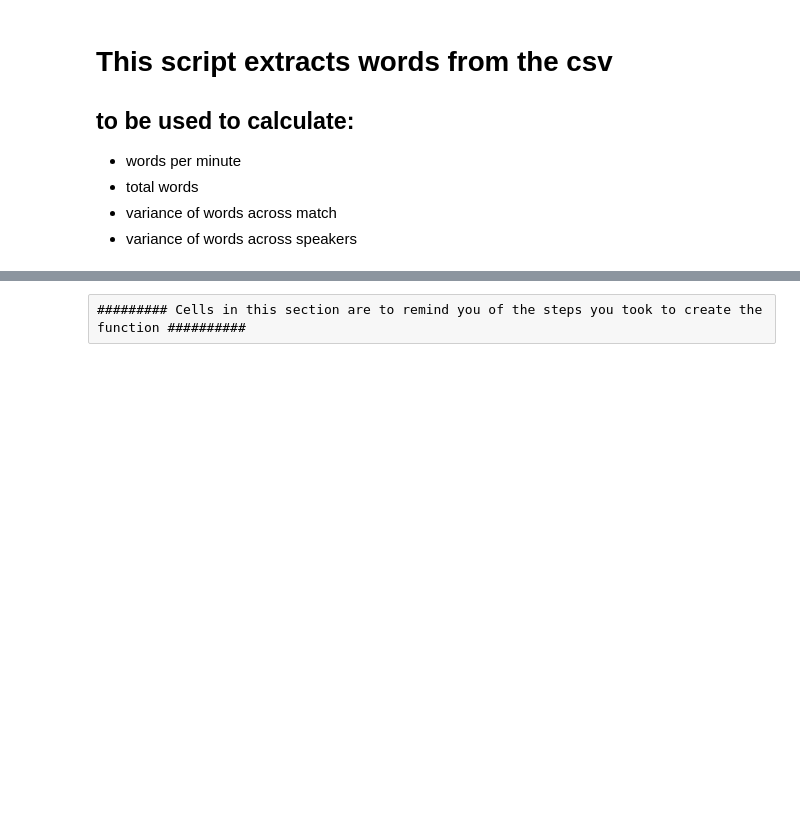
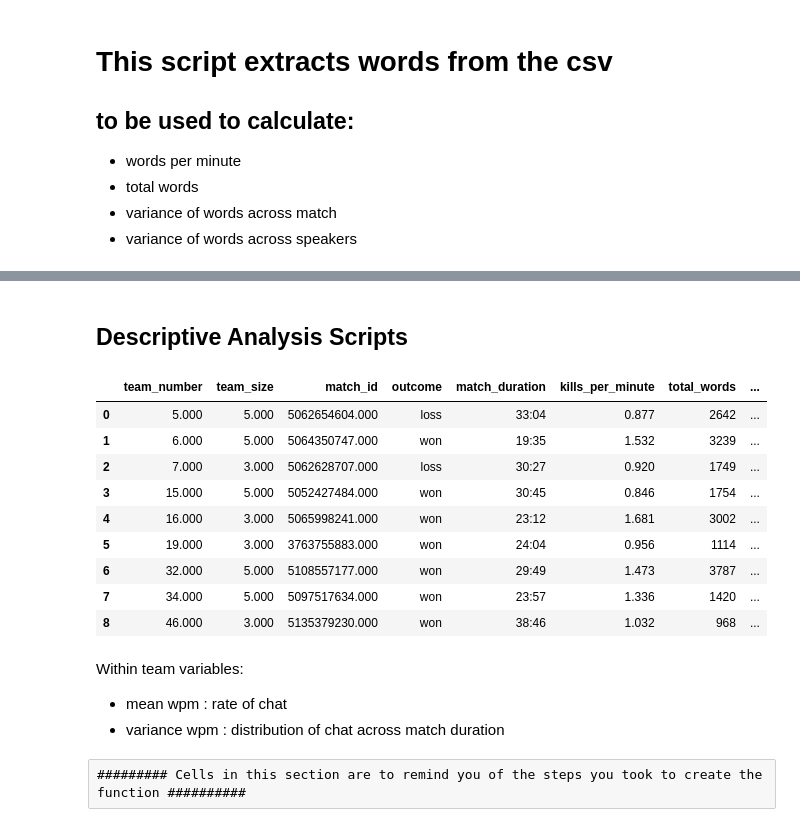
Before and after one commit to evelyntan/scripts, a Jupyter notebook: extract-words-from-transcript.ipynb, the cells around one changed output, grey strips where cells are left out. Saved outputs shown, nothing was run; the diff lists cells and outputs as text; code cells hidden in the pictures; blank space fills up the shorter version.

```diff
--- a/extract-words-from-transcript.ipynb
+++ b/extract-words-from-transcript.ipynb
@@ -94,0 +143,5 @@ team_num_and_total_words_df
+# %%
+# merge the dataframes on the team_number column
+merged_df = pd.merge(log_of_team_data_df, team_num_and_total_words_df, on = 'team_number')
+
+merged_df
@@ -94,0 +161,12 @@ team_num_and_total_words_df
+# %%
+# convert match duration from minutes and seconds to seconds
+from datetime import timedelta
+
+def seconder(x):
+    mins, secs = map(float, x.split(':'))
+    td = timedelta(minutes=mins, seconds=secs)
+    return td.total_seconds()
+
+merged_df['match_duration_in_seconds'] = merged_df['match_duration'].apply(seconder)
+
+merged_df.head()
@@ -96,3 +181,28 @@ team_num_and_total_words_df
 # combine all the words into one long string
 full_combined_transcript = " ".join(cleaned_word_list)
 full_combined_transcript
+# %% [markdown]
+## Descriptive Analysis Scripts
+# %%
+# get mean words per minute per team
+def mean_words_per_minute(merged_df):
+    pd.set_option('display.float_format', '{:.3f}'.format)
+
+    merged_df['mean_wpm'] = merged_df['total_words']/(merged_df['match_duration_in_seconds']/60)
+
+    return merged_df
+    # needs to look like:
+    # total_words/(match_duration_in_seconds / 60)
+# %%
+mean_words_per_minute(merged_df)
+# %% [output]
+|  | team_number | team_size | match_id | outcome | match_duration | kills_per_minute | total_words | ... |
+| 0 | 5.000 | 5.000 | 5062654604.000 | loss | 33:04 | 0.877 | 2642 | ... |
+| 1 | 6.000 | 5.000 | 5064350747.000 | won | 19:35 | 1.532 | 3239 | ... |
+| 2 | 7.000 | 3.000 | 5062628707.000 | loss | 30:27 | 0.920 | 1749 | ... |
+| 3 | 15.000 | 5.000 | 5052427484.000 | won | 30:45 | 0.846 | 1754 | ... |
+| 4 | 16.000 | 3.000 | 5065998241.000 | won | 23:12 | 1.681 | 3002 | ... |
+| 5 | 19.000 | 3.000 | 3763755883.000 | won | 24:04 | 0.956 | 1114 | ... |
+| 6 | 32.000 | 5.000 | 5108557177.000 | won | 29:49 | 1.473 | 3787 | ... |
+| 7 | 34.000 | 5.000 | 5097517634.000 | won | 23:57 | 1.336 | 1420 | ... |
+| 8 | 46.000 | 3.000 | 5135379230.000 | won | 38:46 | 1.032 | 968 | ... |
@@ -99,3 +214,7 @@ full_combined_transcript
+# %% [markdown]
+Within team variables:
+ - mean wpm : rate of chat
+ - variance wpm : distribution of chat across match duration
 # %% [raw]
 ######### Cells in this section are to remind you of the steps you took to create the function ##########
 # %%
```
Also changed, not shown: parts of 16 cells of this notebook.
